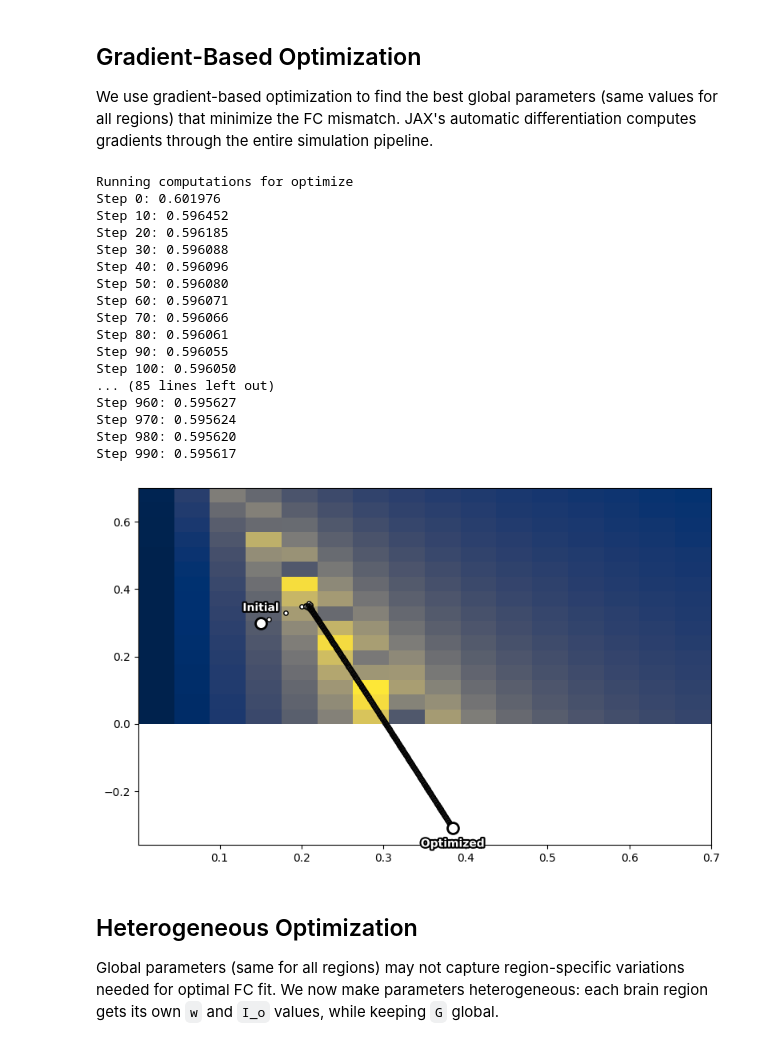
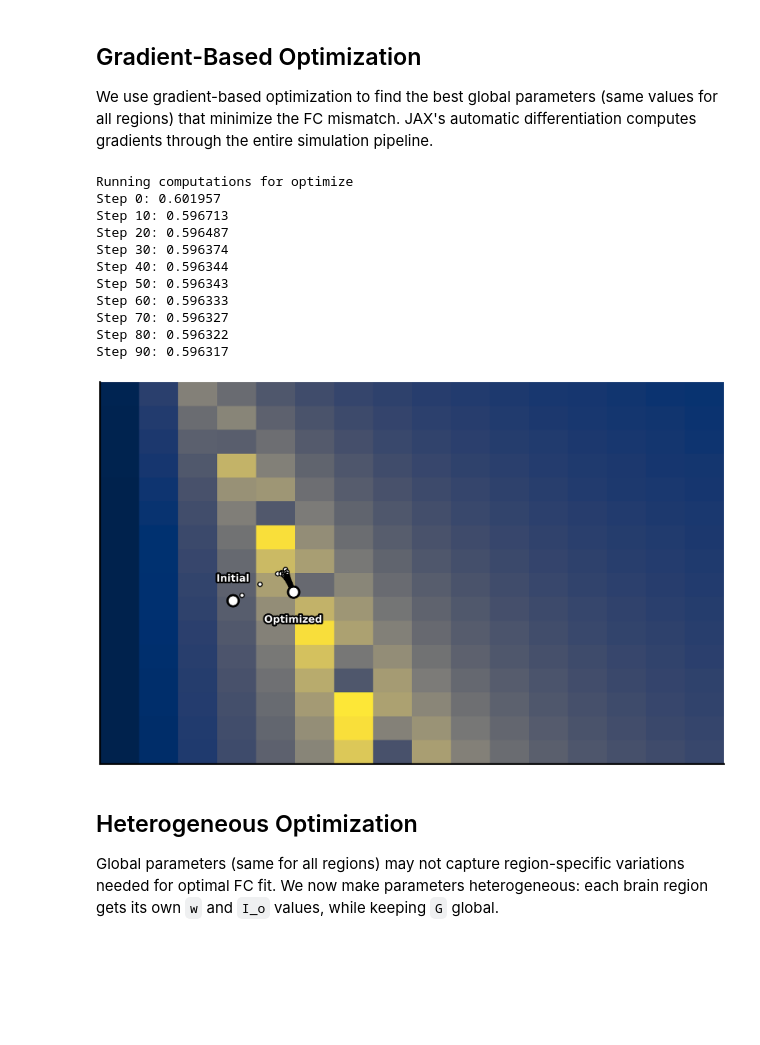
Before and after one commit to krobed/whole_brain_information_theory, a Jupyter notebook: RWW.ipynb, the cells around one changed output. Drawn from its saved outputs; the diff is of its cells as text; code cells hidden in the pictures; blank space fills up the shorter version.

```diff
--- a/RWW.ipynb
+++ b/RWW.ipynb
@@ -434,6 +426,15 @@ We use gradient-based optimization to find the best global parameters (same valu
 # Mark parameters as optimizable
 state.coupling.instant.G = Parameter(state.coupling.instant.G)
 state.dynamics.w = Parameter(state.dynamics.w)
+# Example of using bounded parameters (not executed here)
+from tvboptim.types import BoundedParameter
+
+# Constrain w to positive values only
+state.dynamics.w = BoundedParameter(
+    state.dynamics.w,
+    low=0.0,    # Enforce excitatory nature
+    high=1.0     # Maximum recurrence strength
+)
 # Create and run optimizer
 cb = MultiCallback([
     DefaultPrintCallback(every=10),
@@ -443,28 +444,22 @@ cb = MultiCallback([
 @cache("optimize", redo=True)
 def optimize():
     opt = OptaxOptimizer(loss, optax.adam(0.01), callback=cb)
-    fitted_state, fitting_data = opt.run(state, max_steps=1000)
+    fitted_state, fitting_data = opt.run(state, max_steps=100)
     return fitted_state, fitting_data
 
 fitted_state, fitting_data = optimize()
 # %% [output]
 Running computations for optimize
-Step 0: 0.601976
-Step 10: 0.596452
-Step 20: 0.596185
-Step 30: 0.596088
-Step 40: 0.596096
-Step 50: 0.596080
-Step 60: 0.596071
-Step 70: 0.596066
-Step 80: 0.596061
-Step 90: 0.596055
-Step 100: 0.596050
-... (85 lines left out)
-Step 960: 0.595627
-Step 970: 0.595624
-Step 980: 0.595620
-Step 990: 0.595617
+Step 0: 0.601957
+Step 10: 0.596713
+Step 20: 0.596487
+Step 30: 0.596374
+Step 40: 0.596344
+Step 50: 0.596343
+Step 60: 0.596333
+Step 70: 0.596327
+Step 80: 0.596322
+Step 90: 0.596317
 # %%
 
 # Prepare data for visualization
@@ -496,36 +491,36 @@ ax.scatter(G_init, w_init, color='white', s=100, marker='o',
 # Add annotation
 ax.annotate('Initial', xy=(G_init, w_init),
             xytext=(G_init, w_init+0.05*(w_max-w_min)),
             color='white', fontweight='bold', ha='center', zorder=5,
             path_effects=[path_effects.withStroke(linewidth=3, foreground='black')])
 
 # Add fitted value point
 G_fit = fitted_state.coupling.instant.G.value
 w_fit = fitted_state.dynamics.w.value
 ax.scatter(G_fit, w_fit, color='white', s=100, marker='o',
            edgecolors='k', linewidths=2, zorder=5)
 
 # Add annotation for the fitted value
 ax.annotate('Optimized', xy=(G_fit, w_fit),
             xytext=(G_fit, w_fit-0.08*(w_max-w_min)),
             color='white', fontweight='bold', ha='center', zorder=5,
             path_effects=[path_effects.withStroke(linewidth=3, foreground='black')])
 
 # Add optimization path points
 G_route = np.array([ds.coupling.instant.G.value for ds in fitting_data["state"].save])
 w_route = np.array([ds.dynamics.w.value for ds in fitting_data["state"].save])
 ax.scatter(G_route[::2], w_route[::2], color='white', s=15, marker='o',
            linewidths=1, zorder=4, edgecolors='k')
 
 # Remove axes ticks and labels
-# ax.set_xticks([])
-# ax.set_yticks([])
+ax.set_xticks([])
+ax.set_yticks([])
 ax.set_xlabel('')
 ax.set_ylabel('')
 
 plt.tight_layout()
 # %% [output]
-[figure, old version]
+[figure, new version]
 # %% [markdown]
 ## Heterogeneous Optimization
 
```
Also changed, not shown: parts of 10 cells of this notebook, 4 other files.
